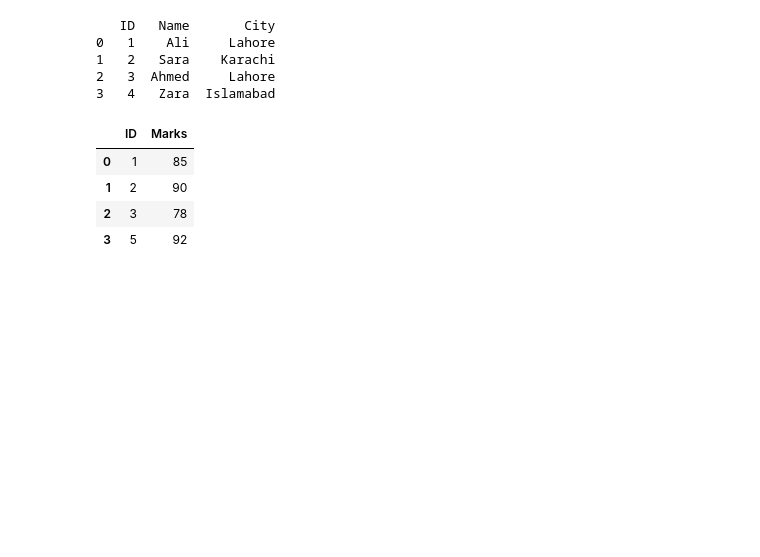
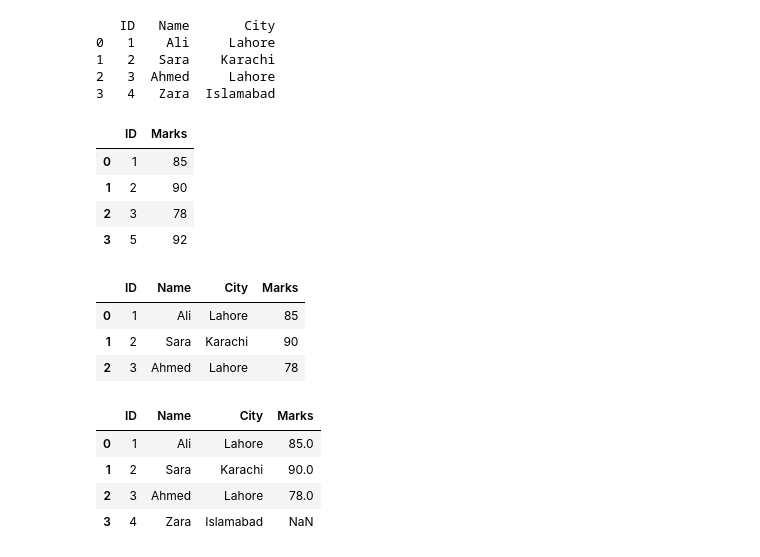
Before and after one commit to umer1730/Programming-for-AI, a Jupyter notebook: sort_rank.ipynb, the cells around one changed output. Drawn from its saved outputs; the diff is of its cells as text; code cells hidden in the pictures; blank space fills up the shorter version.

Commit message:
merge

```diff
--- a/sort_rank.ipynb
+++ b/sort_rank.ipynb
@@ -533,3 +533,20 @@ marks
 | 1 | 2 | 90 |
 | 2 | 3 | 78 |
 | 3 | 5 | 92 |
+# %%
+merged_inner = pd.merge(students,marks,on="ID")
+merged_inner
+# %% [output]
+|  | ID | Name | City | Marks |
+| 0 | 1 | Ali | Lahore | 85 |
+| 1 | 2 | Sara | Karachi | 90 |
+| 2 | 3 | Ahmed | Lahore | 78 |
+# %%
+merged_left = pd.merge(students,marks,on = "ID", how="left")
+merged_left
+# %% [output]
+|  | ID | Name | City | Marks |
+| 0 | 1 | Ali | Lahore | 85.0 |
+| 1 | 2 | Sara | Karachi | 90.0 |
+| 2 | 3 | Ahmed | Lahore | 78.0 |
+| 3 | 4 | Zara | Islamabad | NaN |
```
